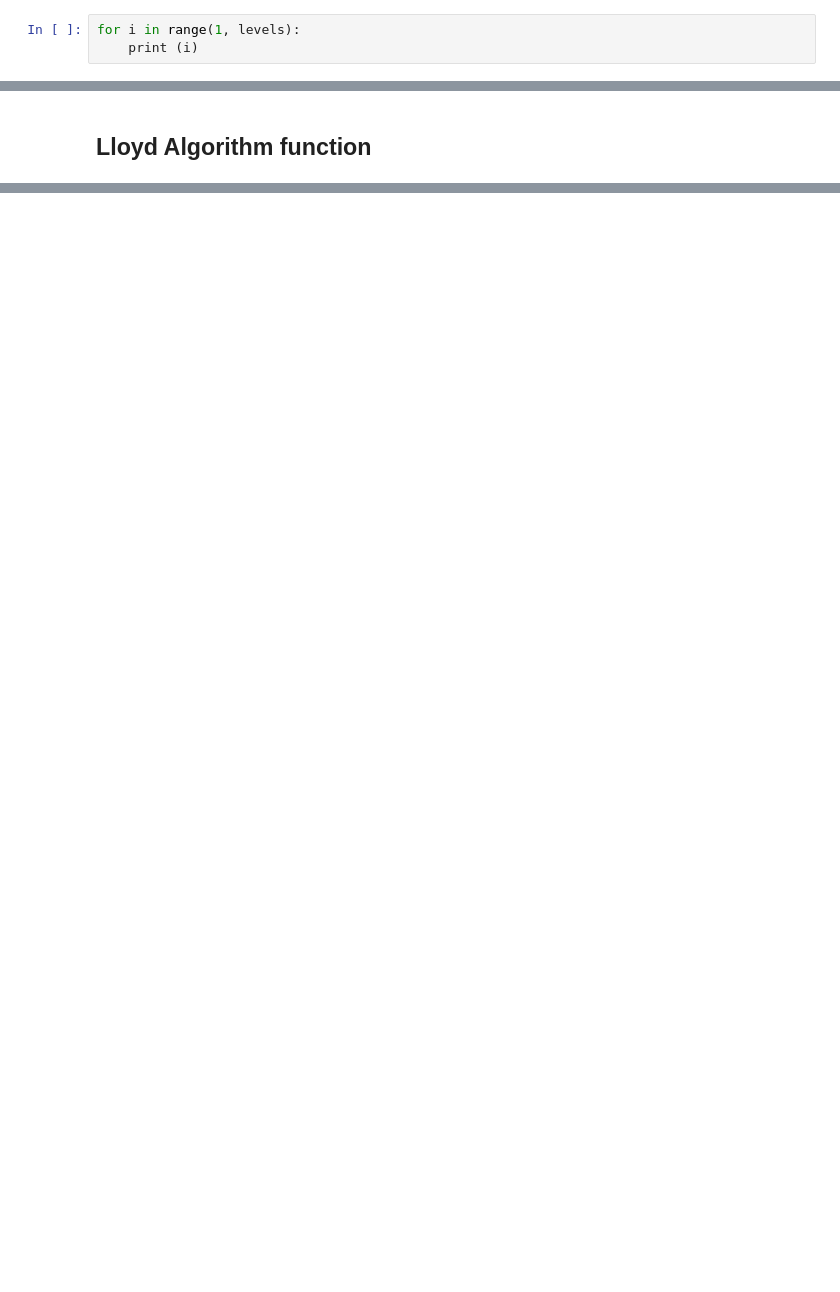
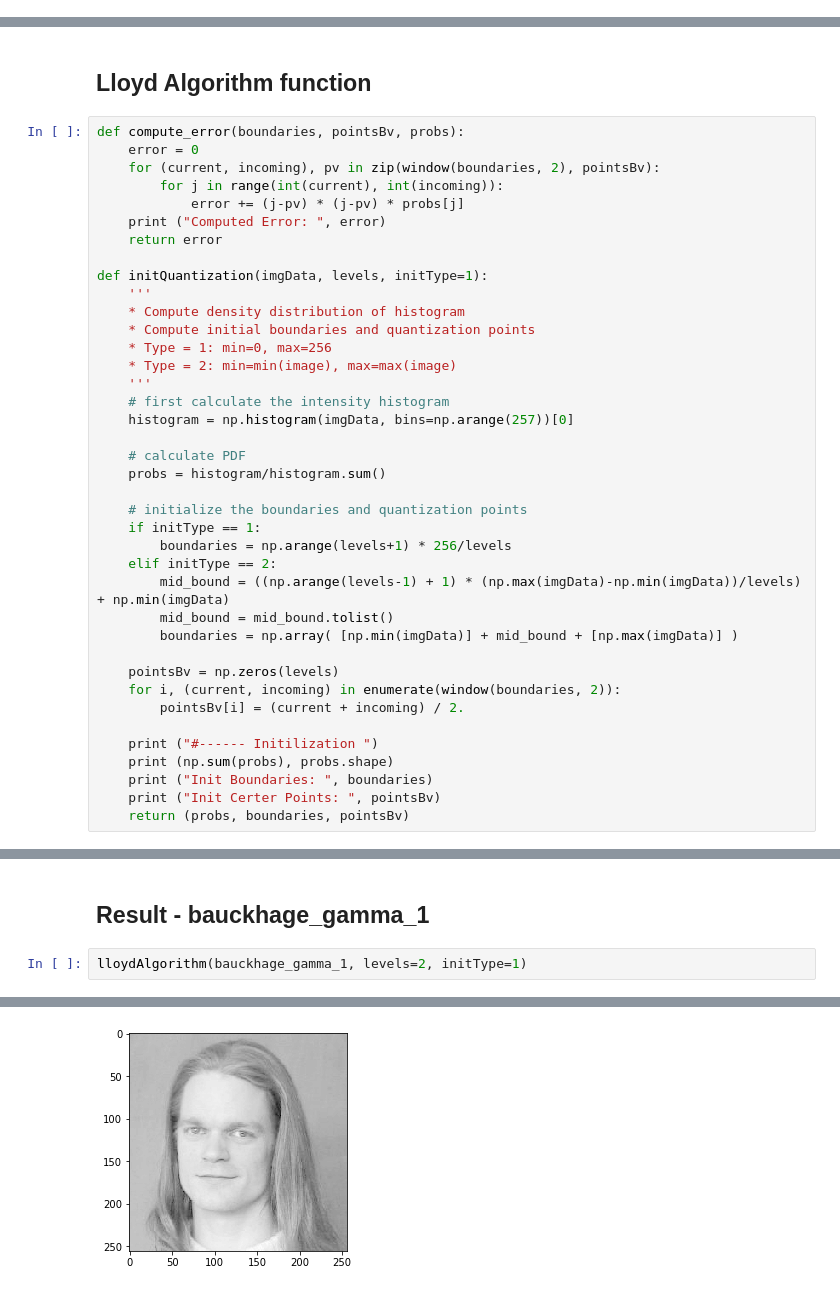
Before and after one commit to omartrinidad/image_processing, a Jupyter notebook: project_01/Task1.ipynb, the cells around one changed output, grey strips where cells are left out. Cells and saved outputs as stored; diff of their text form; blank space fills up the shorter version.

```diff
--- a/project_01/Task1.ipynb
+++ b/project_01/Task1.ipynb
@@ -88,3 +35,0 @@ print (pointsBv)
-# %%
-for i in range(1, levels):
-    print (i)
@@ -93,3 +59,42 @@ for i in range(1, levels):
 # %% [markdown]
 ## Lloyd Algorithm function
+# %%
+def compute_error(boundaries, pointsBv, probs):
+    error = 0
+    for (current, incoming), pv in zip(window(boundaries, 2), pointsBv):
+        for j in range(int(current), int(incoming)):
+            error += (j-pv) * (j-pv) * probs[j]
+    print ("Computed Error: ", error)
+    return error
+
+def initQuantization(imgData, levels, initType=1):
+    '''
+    * Compute density distribution of histogram
+    * Compute initial boundaries and quantization points
+    * Type = 1: min=0, max=256
+    * Type = 2: min=min(image), max=max(image)
+    '''
+    # first calculate the intensity histogram
+    histogram = np.histogram(imgData, bins=np.arange(257))[0]
+
+    # calculate PDF
+    probs = histogram/histogram.sum()
+
+    # initialize the boundaries and quantization points
+    if initType == 1:
+        boundaries = np.arange(levels+1) * 256/levels
+    elif initType == 2:
+        mid_bound = ((np.arange(levels-1) + 1) * (np.max(imgData)-np.min(imgData))/levels) + np.min(imgData)
+        mid_bound = mid_bound.tolist()
+        boundaries = np.array( [np.min(imgData)] + mid_bound + [np.max(imgData)] )
+
+    pointsBv = np.zeros(levels)
+    for i, (current, incoming) in enumerate(window(boundaries, 2)):
+        pointsBv[i] = (current + incoming) / 2.
+
+    print ("#------ Initilization ")
+    print (np.sum(probs), probs.shape)
+    print ("Init Boundaries: ", boundaries)
+    print ("Init Certer Points: ", pointsBv)
+    return (probs, boundaries, pointsBv)
 # %%
@@ -187,0 +163,5 @@ print (newImgdata.shape)
+# %% [markdown]
+## Result - bauckhage_gamma_1
+# %%
+lloydAlgorithm(bauckhage_gamma_1, levels=2, initType=1)
+# %% [output]
@@ -187,0 +184 @@ print (newImgdata.shape)
+[figure, added]
```
Also changed, not shown: parts of 38 cells of this notebook.
